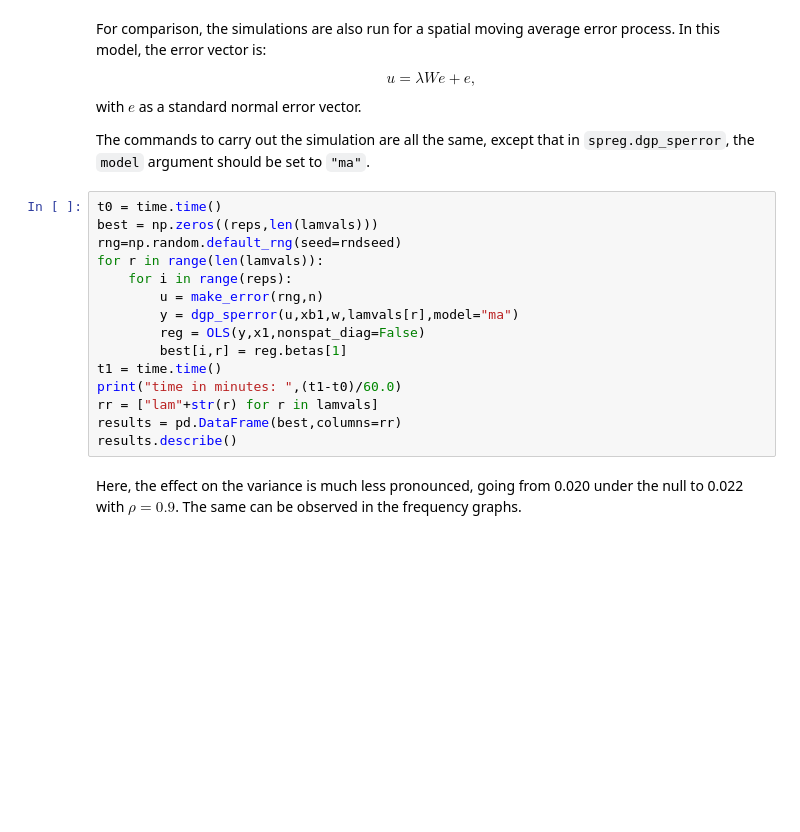
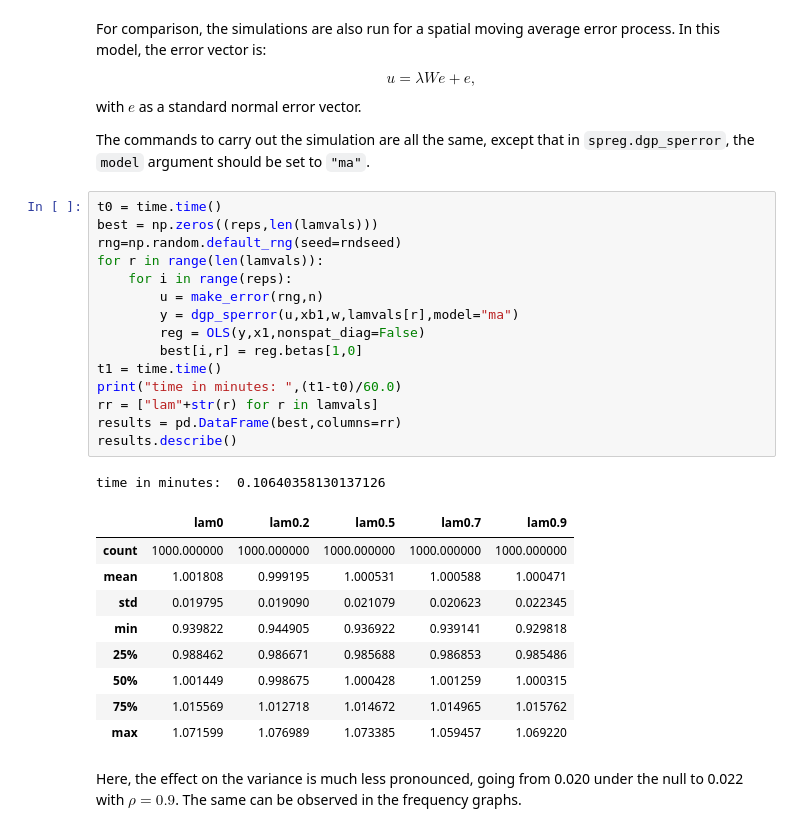
Before and after one commit to lanselin/spatial_regression_notebooks, a Jupyter notebook: 7_spatial_models.ipynb, the cells around one changed output. Saved outputs shown, nothing was run; the diff lists cells and outputs as text; blank space fills up the shorter version.

```diff
--- a/7_spatial_models.ipynb
+++ b/7_spatial_models.ipynb
@@ -272,18 +320,29 @@ The commands to carry out the simulation are all the same, except that in `spreg
 # %%
 t0 = time.time()
 best = np.zeros((reps,len(lamvals)))
 rng=np.random.default_rng(seed=rndseed)
 for r in range(len(lamvals)):
     for i in range(reps):
         u = make_error(rng,n)
         y = dgp_sperror(u,xb1,w,lamvals[r],model="ma")
         reg = OLS(y,x1,nonspat_diag=False)
-        best[i,r] = reg.betas[1]
+        best[i,r] = reg.betas[1,0]
 t1 = time.time()
 print("time in minutes: ",(t1-t0)/60.0)
 rr = ["lam"+str(r) for r in lamvals]
 results = pd.DataFrame(best,columns=rr)
 results.describe()
+# %% [output]
+time in minutes:  0.10640358130137126
+|  | lam0 | lam0.2 | lam0.5 | lam0.7 | lam0.9 |
+| count | 1000.000000 | 1000.000000 | 1000.000000 | 1000.000000 | 1000.000000 |
+| mean | 1.001808 | 0.999195 | 1.000531 | 1.000588 | 1.000471 |
+| std | 0.019795 | 0.019090 | 0.021079 | 0.020623 | 0.022345 |
+| min | 0.939822 | 0.944905 | 0.936922 | 0.939141 | 0.929818 |
+| 25% | 0.988462 | 0.986671 | 0.985688 | 0.986853 | 0.985486 |
+| 50% | 1.001449 | 0.998675 | 1.000428 | 1.001259 | 1.000315 |
+| 75% | 1.015569 | 1.012718 | 1.014672 | 1.014965 | 1.015762 |
+| max | 1.071599 | 1.076989 | 1.073385 | 1.059457 | 1.069220 |
 # %% [markdown]
 Here, the effect on the variance is much less pronounced, going from 0.020 under the null to 0.022 with $\rho = 0.9$. The same can be observed in the frequency graphs.
 # %%
```
Also changed, not shown: parts of 13 cells of this notebook.
